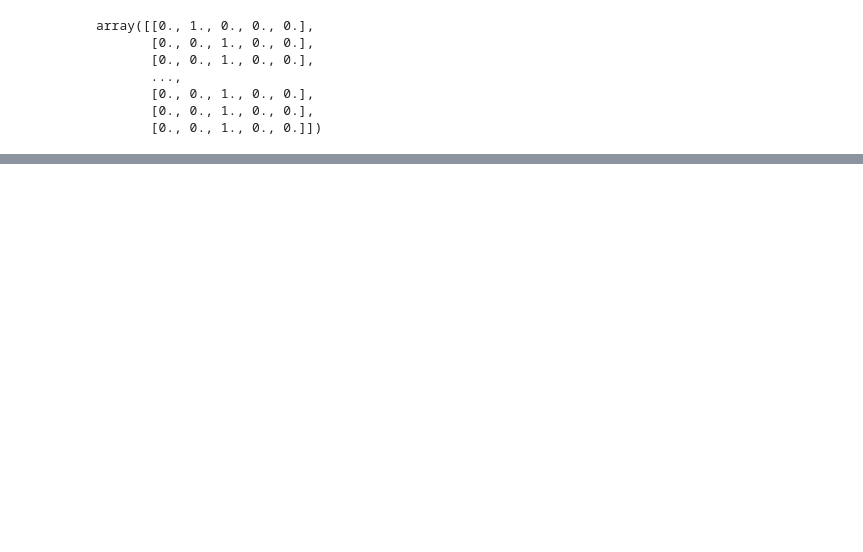
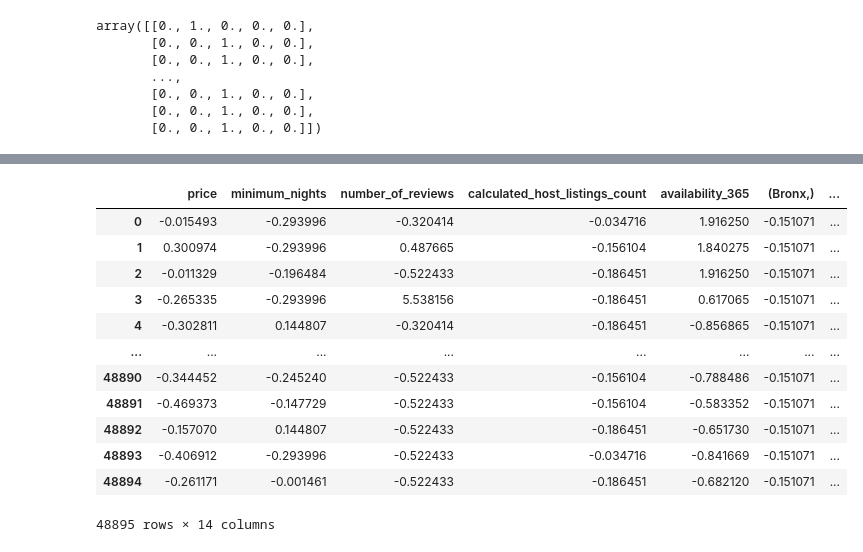
Before and after one commit to stanaityted/Airbnb, a Jupyter notebook: Airbnb data EDA.ipynb, the cells around one changed output, grey strips where cells are left out. Cells and saved outputs as stored; diff of their text form; code cells hidden in the pictures; blank space fills up the shorter version.

```diff
--- a/Airbnb data EDA.ipynb
+++ b/Airbnb data EDA.ipynb
@@ -269,0 +250,2 @@ data
+# %%
+drop_cols1 = ['neighbourhood', 'neighbourhood_group','room_type']
@@ -269,0 +274,16 @@ data
+# %%
+data_scaled
+# %% [output]
+|  | price | minimum_nights | number_of_reviews | calculated_host_listings_count | availability_365 | (Bronx,) | ... |
+| 0 | -0.015493 | -0.293996 | -0.320414 | -0.034716 | 1.916250 | -0.151071 | ... |
+| 1 | 0.300974 | -0.293996 | 0.487665 | -0.156104 | 1.840275 | -0.151071 | ... |
+| 2 | -0.011329 | -0.196484 | -0.522433 | -0.186451 | 1.916250 | -0.151071 | ... |
+| 3 | -0.265335 | -0.293996 | 5.538156 | -0.186451 | 0.617065 | -0.151071 | ... |
+| 4 | -0.302811 | 0.144807 | -0.320414 | -0.186451 | -0.856865 | -0.151071 | ... |
+| ... | ... | ... | ... | ... | ... | ... | ... |
+| 48890 | -0.344452 | -0.245240 | -0.522433 | -0.156104 | -0.788486 | -0.151071 | ... |
+| 48891 | -0.469373 | -0.147729 | -0.522433 | -0.156104 | -0.583352 | -0.151071 | ... |
+| 48892 | -0.157070 | 0.144807 | -0.522433 | -0.186451 | -0.651730 | -0.151071 | ... |
+| 48893 | -0.406912 | -0.293996 | -0.522433 | -0.034716 | -0.841669 | -0.151071 | ... |
+| 48894 | -0.261171 | -0.001461 | -0.522433 | -0.186451 | -0.682120 | -0.151071 | ... |
+48895 rows × 14 columns
```
Also changed, not shown: parts of 66 cells of this notebook.
